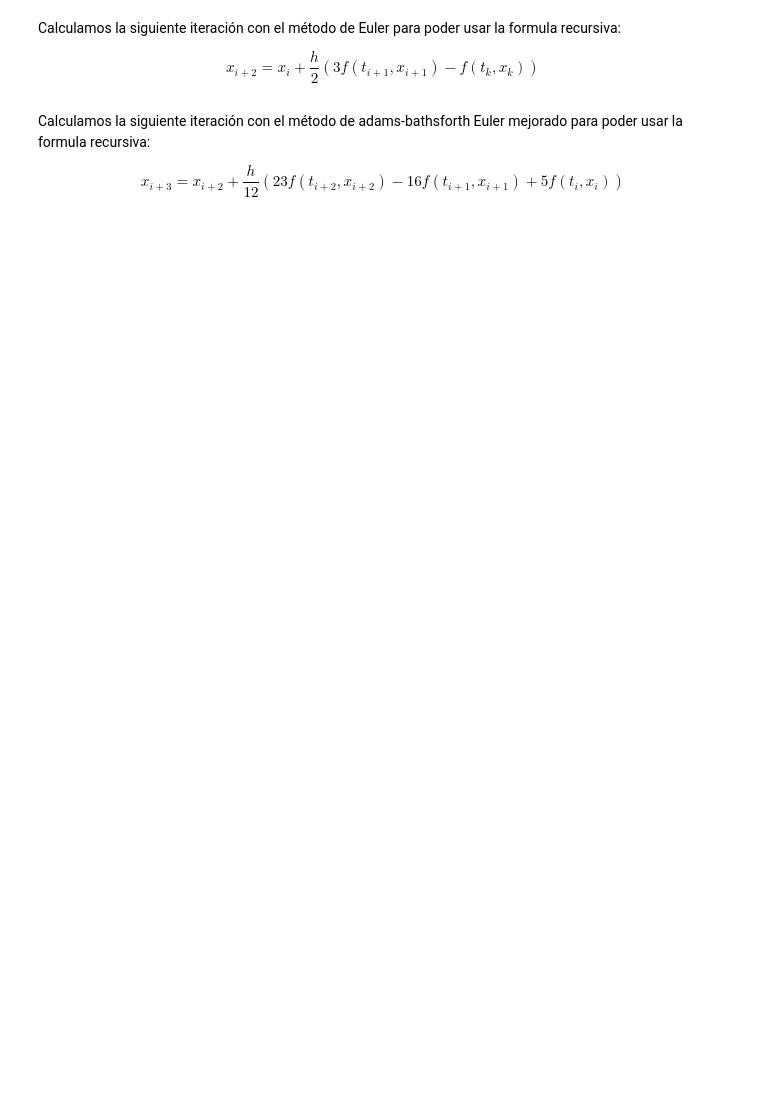
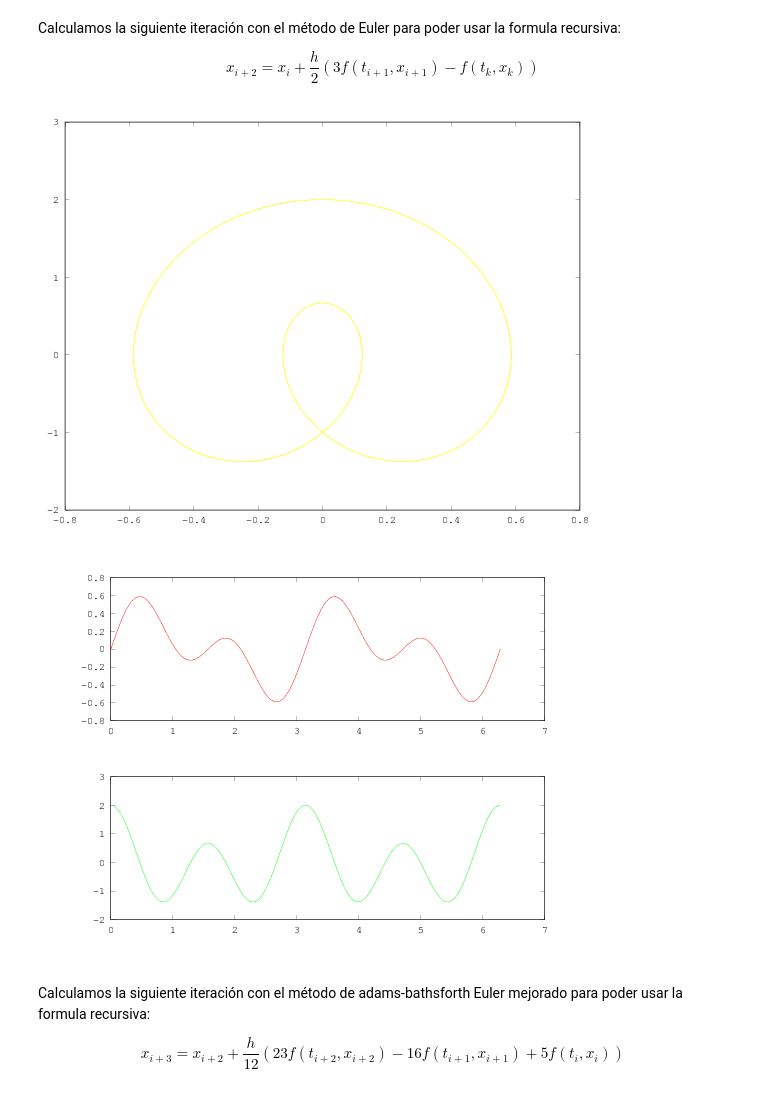
Before and after one commit to DiegoFern/ANNU, a Jupyter notebook: Untitled.ipynb, the cells around one changed output. Drawn from its saved outputs; the diff is of its cells as text; code cells hidden in the pictures; blank space fills up the shorter version.

```diff
--- a/Untitled.ipynb
+++ b/Untitled.ipynb
@@ -47,6 +83,11 @@ for k=1:N-1
     x(k+2,:)=x(k+1,:)+(h/2)*(3*f(t(k+1),x(k+1,:))-f(t(k),x(k,:)))';
 end
 end
+# %%
+testmet(@mab2)
+# %% [output]
+[figure, added]
+[figure, added]
 # %% [markdown]
 Calculamos la siguiente iteración con el método de adams-bathsforth Euler mejorado
 para poder usar la formula recursiva:
```
Also changed, not shown: parts of 11 cells of this notebook.
